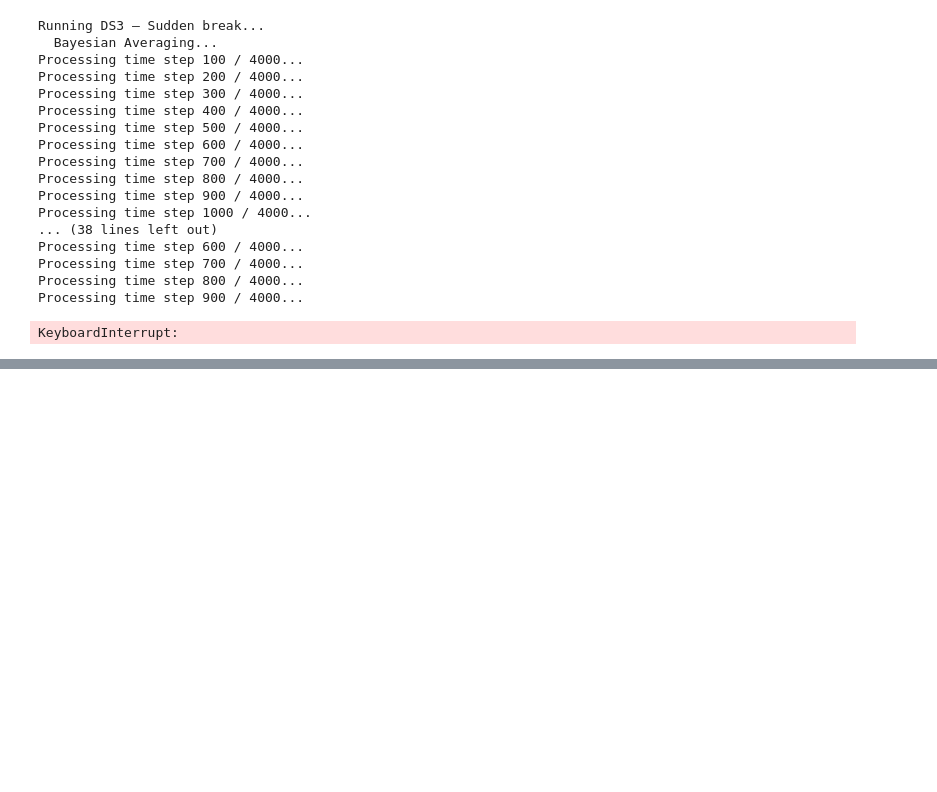
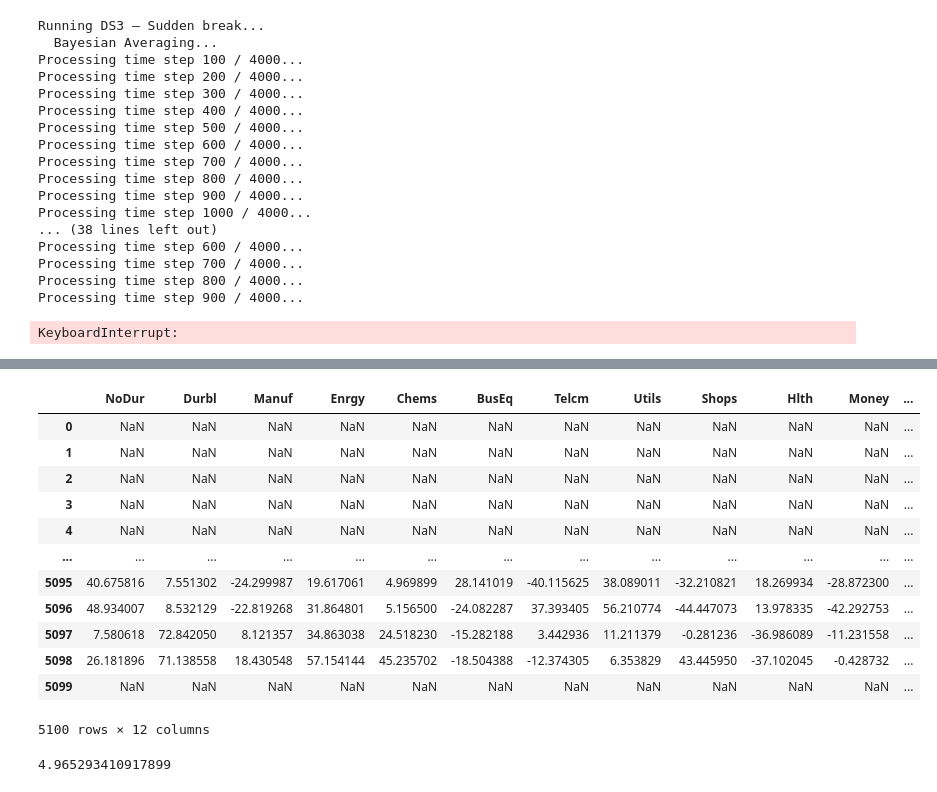
Before and after one commit to Ishikajj/possibilistic-portfolio-optimisation-py, a Jupyter notebook: src/testing_possibilistic_bayesian.ipynb, the cells around one changed output, grey strips where cells are left out. Drawn from its saved outputs; the diff is of its cells as text; code cells hidden in the pictures; blank space fills up the shorter version.

```diff
--- a/src/testing_possibilistic_bayesian.ipynb
+++ b/src/testing_possibilistic_bayesian.ipynb
@@ -654,3 +654,11 @@ plt.savefig("sim_comparison.png", dpi=150)
 plt.show()
 
 sharpe_table
+# %%
+import bayesian_averaging
+from data_input import load_excess_returns_from_kenneth_french_path, prepare_returns
+from portfolio_evaluation_functions import calculate_sharpe_ratio
+
+df = prepare_returns(load_excess_returns_from_kenneth_french_path(start_date="1960-01-01"))[:5100]
+
+bay_ms, weights_bay_df = bayesian_averaging.run_core(df, burn_in=100, periods_until_investment=0)
@@ -656,0 +683,21 @@ sharpe_table
+# %%
+weights_bay_df
+# %% [output]
+|  | NoDur | Durbl | Manuf | Enrgy | Chems | BusEq | Telcm | Utils | Shops | Hlth | Money | ... |
+| 0 | NaN | NaN | NaN | NaN | NaN | NaN | NaN | NaN | NaN | NaN | NaN | ... |
+| 1 | NaN | NaN | NaN | NaN | NaN | NaN | NaN | NaN | NaN | NaN | NaN | ... |
+| 2 | NaN | NaN | NaN | NaN | NaN | NaN | NaN | NaN | NaN | NaN | NaN | ... |
+| 3 | NaN | NaN | NaN | NaN | NaN | NaN | NaN | NaN | NaN | NaN | NaN | ... |
+| 4 | NaN | NaN | NaN | NaN | NaN | NaN | NaN | NaN | NaN | NaN | NaN | ... |
+| ... | ... | ... | ... | ... | ... | ... | ... | ... | ... | ... | ... | ... |
+| 5095 | 40.675816 | 7.551302 | -24.299987 | 19.617061 | 4.969899 | 28.141019 | -40.115625 | 38.089011 | -32.210821 | 18.269934 | -28.872300 | ... |
+| 5096 | 48.934007 | 8.532129 | -22.819268 | 31.864801 | 5.156500 | -24.082287 | 37.393405 | 56.210774 | -44.447073 | 13.978335 | -42.292753 | ... |
+| 5097 | 7.580618 | 72.842050 | 8.121357 | 34.863038 | 24.518230 | -15.282188 | 3.442936 | 11.211379 | -0.281236 | -36.986089 | -11.231558 | ... |
+| 5098 | 26.181896 | 71.138558 | 18.430548 | 57.154144 | 45.235702 | -18.504388 | -12.374305 | 6.353829 | 43.445950 | -37.102045 | -0.428732 | ... |
+| 5099 | NaN | NaN | NaN | NaN | NaN | NaN | NaN | NaN | NaN | NaN | NaN | ... |
+5100 rows × 12 columns
+# %%
+
+calculate_sharpe_ratio(df, weights_bay_df, scaling_factor=252)
+# %% [output]
+4.965293410917899
```
Also changed, not shown: parts of 1 cell of this notebook, 3 other files.
